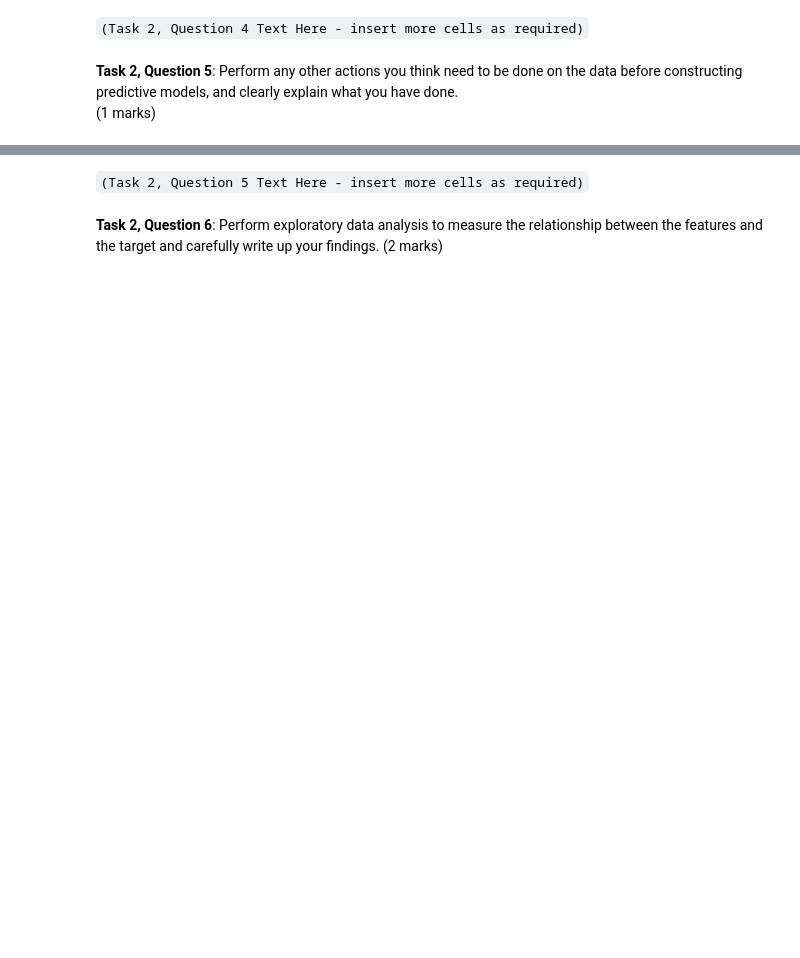
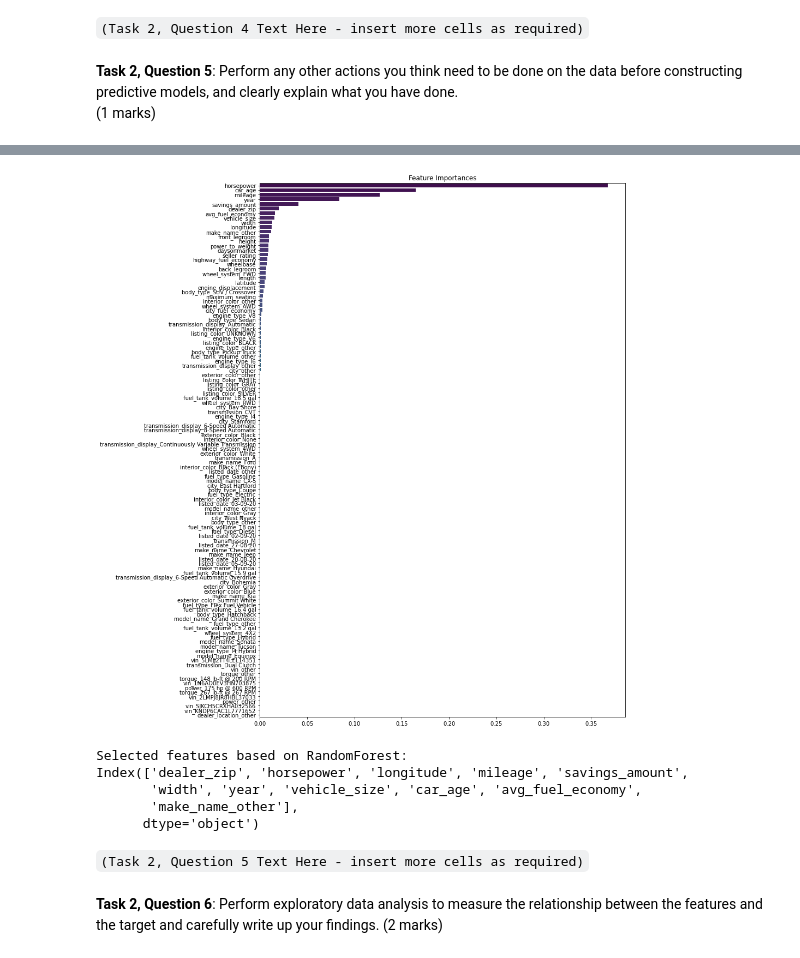
Before and after one commit to macRuslan/BUSA8001GroupProject, a Jupyter notebook: Group_Assignment_BUSA8001_PredictivePatrol.ipynb, the cells around one changed output, grey strips where cells are left out. Cells and saved outputs as stored; diff of their text form; code cells hidden in the pictures; blank space fills up the shorter version.

```diff
--- a/Group_Assignment_BUSA8001_PredictivePatrol.ipynb
+++ b/Group_Assignment_BUSA8001_PredictivePatrol.ipynb
@@ -475,18 +486,28 @@ test_data = test_data[train_data.columns]
-# %%
-from sklearn.preprocessing import StandardScaler
-
-# Exclude target column (assuming 'price' is the target)
-features = train_data.columns.difference(['price'])
-scaler = StandardScaler()
-
-train_data[features] = scaler.fit_transform(train_data[features])
-test_data[features] = scaler.transform(test_data[features])
-# %%
-from sklearn.feature_selection import VarianceThreshold
-
-selector = VarianceThreshold(threshold=0.01)
-train_data = selector.fit_transform(train_data)
-test_data = selector.transform(test_data)
+# %%
+# Get feature importances
+importances = pd.Series(data=rf.feature_importances_, index=numerical_cols).sort_values(ascending=False)
+
+# Visualize feature importances
+plt.figure(figsize=(12, 18))
+sns.barplot(x=importances, y=importances.index, palette='viridis')
+plt.title('Feature Importances')
+plt.show()
+
+# Select features
+sfm = SelectFromModel(rf, threshold=0.01)  # adjust threshold as per need
+sfm.fit(train_data[numerical_cols], train_data[target])
+selected_features_rf = train_data[numerical_cols].columns[sfm.get_support()]
+
+# Output selected features
+print("Selected features based on RandomForest:")
+print(selected_features_rf)
+# %% [output]
+[figure, added]
+Selected features based on RandomForest:
+Index(['dealer_zip', 'horsepower', 'longitude', 'mileage', 'savings_amount',
+       'width', 'year', 'vehicle_size', 'car_age', 'avg_fuel_economy',
+       'make_name_other'],
+      dtype='object')
 # %% [markdown]
 `(Task 2, Question 5 Text Here - insert more cells as required)`
 # %% [markdown]
```
Also changed, not shown: parts of 8 cells of this notebook.
